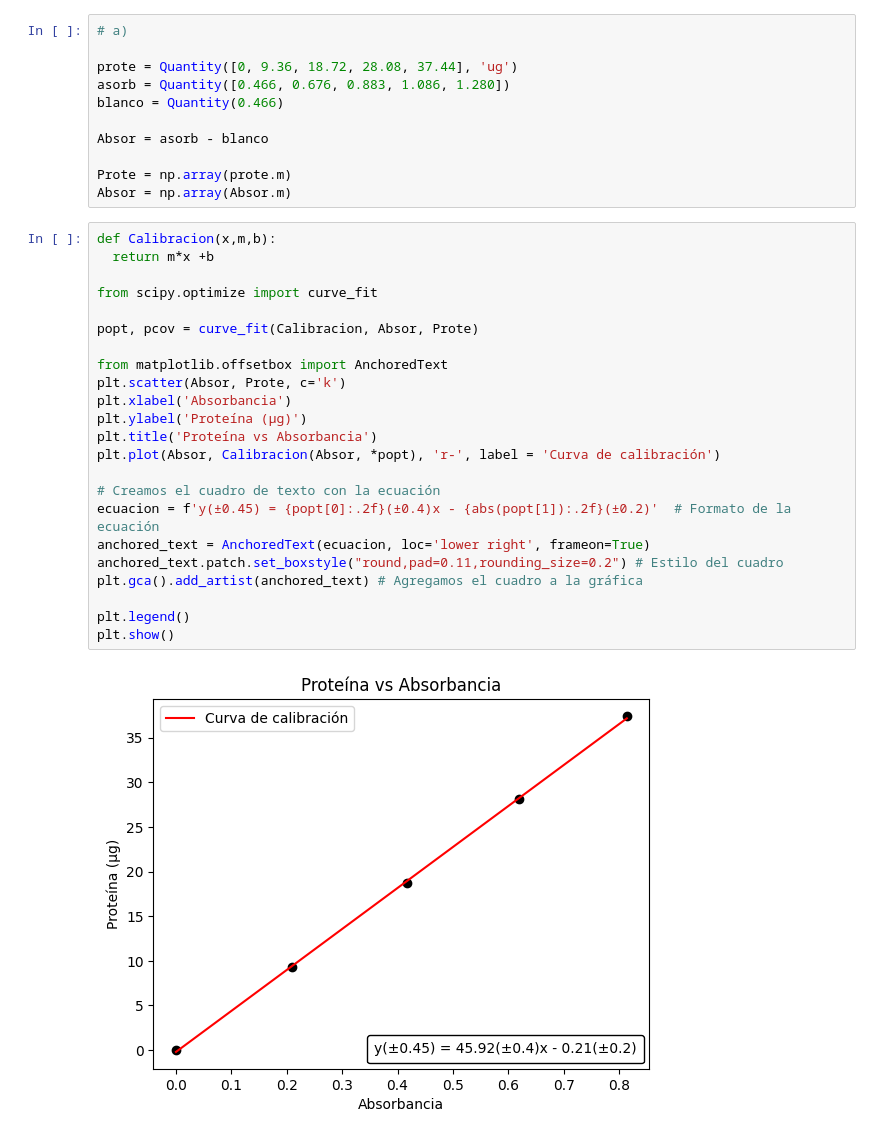
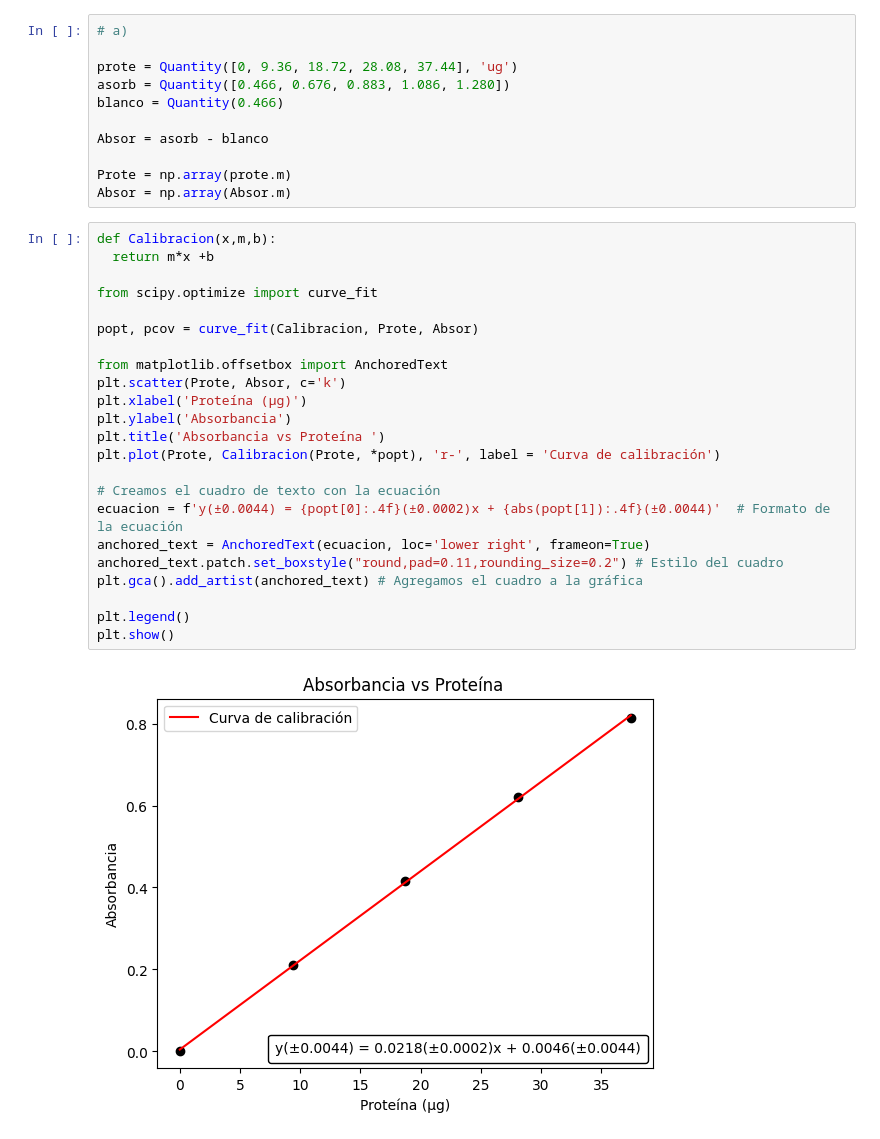
Before and after one commit to JSRV18/Dinosaurio-repository, a Jupyter notebook: 科学の_宿題ipynb.ipynb, the cells around one changed output. Saved outputs shown, nothing was run; the diff lists cells and outputs as text.

```diff
--- a/科学の_宿題ipynb.ipynb
+++ b/科学の_宿題ipynb.ipynb
@@ -45,28 +45,28 @@ Absor = np.array(Absor.m)
 # %%
 def Calibracion(x,m,b):
   return m*x +b
 
 from scipy.optimize import curve_fit
 
-popt, pcov = curve_fit(Calibracion, Absor, Prote)
+popt, pcov = curve_fit(Calibracion, Prote, Absor)
 
 from matplotlib.offsetbox import AnchoredText
-plt.scatter(Absor, Prote, c='k')
-plt.xlabel('Absorbancia')
-plt.ylabel('Proteína (μg)')
-plt.title('Proteína vs Absorbancia')
-plt.plot(Absor, Calibracion(Absor, *popt), 'r-', label = 'Curva de calibración')
+plt.scatter(Prote, Absor, c='k')
+plt.xlabel('Proteína (μg)')
+plt.ylabel('Absorbancia')
+plt.title('Absorbancia vs Proteína ')
+plt.plot(Prote, Calibracion(Prote, *popt), 'r-', label = 'Curva de calibración')
 
 # Creamos el cuadro de texto con la ecuación
-ecuacion = f'y(±0.45) = {popt[0]:.2f}(±0.4)x - {abs(popt[1]):.2f}(±0.2)'  # Formato de la ecuación
+ecuacion = f'y(±0.0044) = {popt[0]:.4f}(±0.0002)x + {abs(popt[1]):.4f}(±0.0044)'  # Formato de la ecuación
 anchored_text = AnchoredText(ecuacion, loc='lower right', frameon=True)
 anchored_text.patch.set_boxstyle("round,pad=0.11,rounding_size=0.2") # Estilo del cuadro
 plt.gca().add_artist(anchored_text) # Agregamos el cuadro a la gráfica
 
 plt.legend()
 plt.show()
 # %% [output]
-[figure, old version]
+[figure, new version]
 # %%
 # b)
 
```
Also changed, not shown: parts of 2 cells of this notebook.
